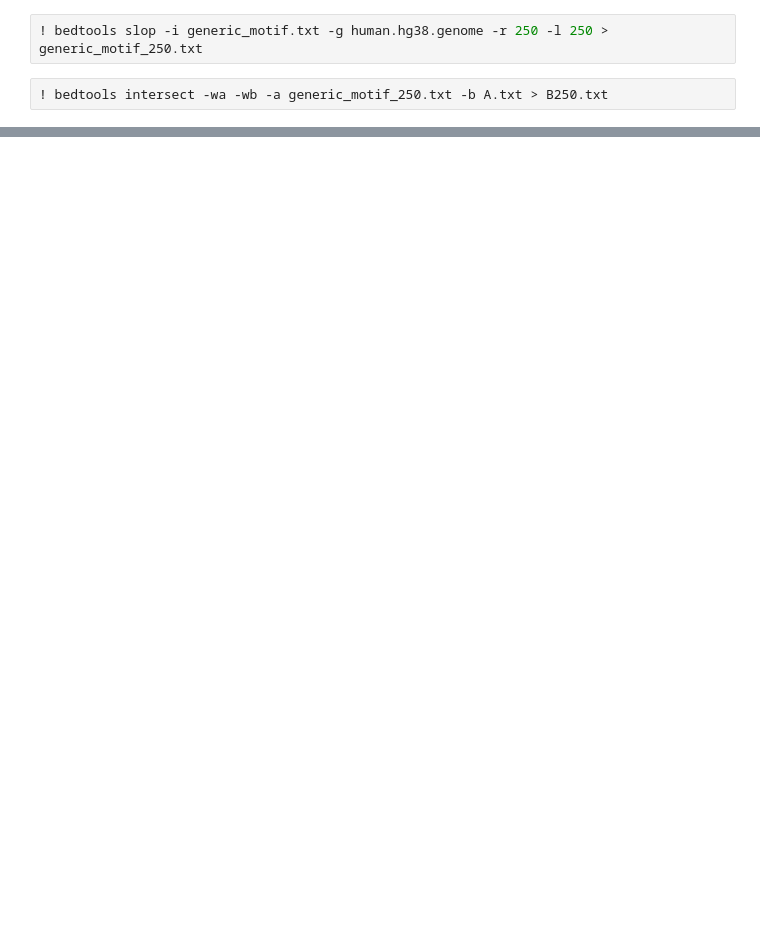
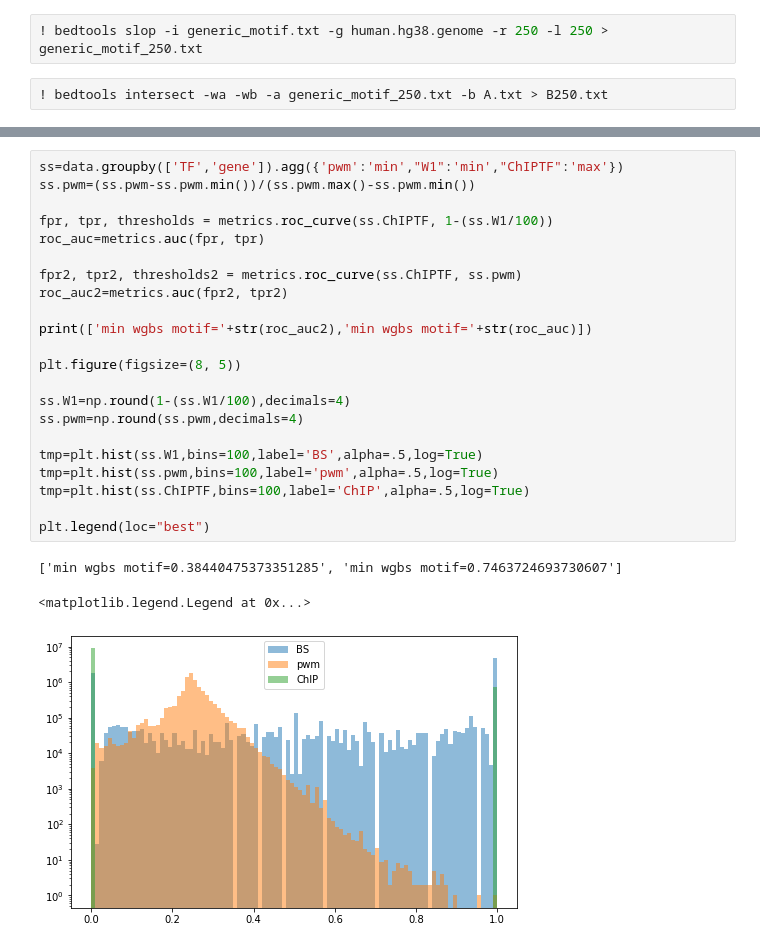
Before and after one commit to dcolinmorgan/MIMB, a Jupyter notebook: Building_a_methylation-informed_GRN.ipynb, the cells around one changed output, grey strips where cells are left out. Cells and saved outputs as stored; diff of their text form; blank space fills up the shorter version.

```diff
--- a/Building_a_methylation-informed_GRN.ipynb
+++ b/Building_a_methylation-informed_GRN.ipynb
@@ -131,0 +193,26 @@ nnn[['TF','gene','weight_y']].to_csv('min_0mean_pwm_motif.txt',sep='\t',header=F
+# %%
+ss=data.groupby(['TF','gene']).agg({'pwm':'min',"W1":'min',"ChIPTF":'max'})
+ss.pwm=(ss.pwm-ss.pwm.min())/(ss.pwm.max()-ss.pwm.min())
+
+fpr, tpr, thresholds = metrics.roc_curve(ss.ChIPTF, 1-(ss.W1/100))
+roc_auc=metrics.auc(fpr, tpr)
+
+fpr2, tpr2, thresholds2 = metrics.roc_curve(ss.ChIPTF, ss.pwm)
+roc_auc2=metrics.auc(fpr2, tpr2)
+
+print(['min wgbs motif='+str(roc_auc2),'min wgbs motif='+str(roc_auc)])
+
+plt.figure(figsize=(8, 5))
+
+ss.W1=np.round(1-(ss.W1/100),decimals=4)
+ss.pwm=np.round(ss.pwm,decimals=4)
+
+tmp=plt.hist(ss.W1,bins=100,label='BS',alpha=.5,log=True)
+tmp=plt.hist(ss.pwm,bins=100,label='pwm',alpha=.5,log=True)
+tmp=plt.hist(ss.ChIPTF,bins=100,label='ChIP',alpha=.5,log=True)
+
+plt.legend(loc="best")
+# %% [output]
+['min wgbs motif=0.38440475373351285', 'min wgbs motif=0.7463724693730607']
+<matplotlib.legend.Legend at 0x...>
+[figure, added]
```
Also changed, not shown: parts of 29 cells of this notebook, 3 other files.
